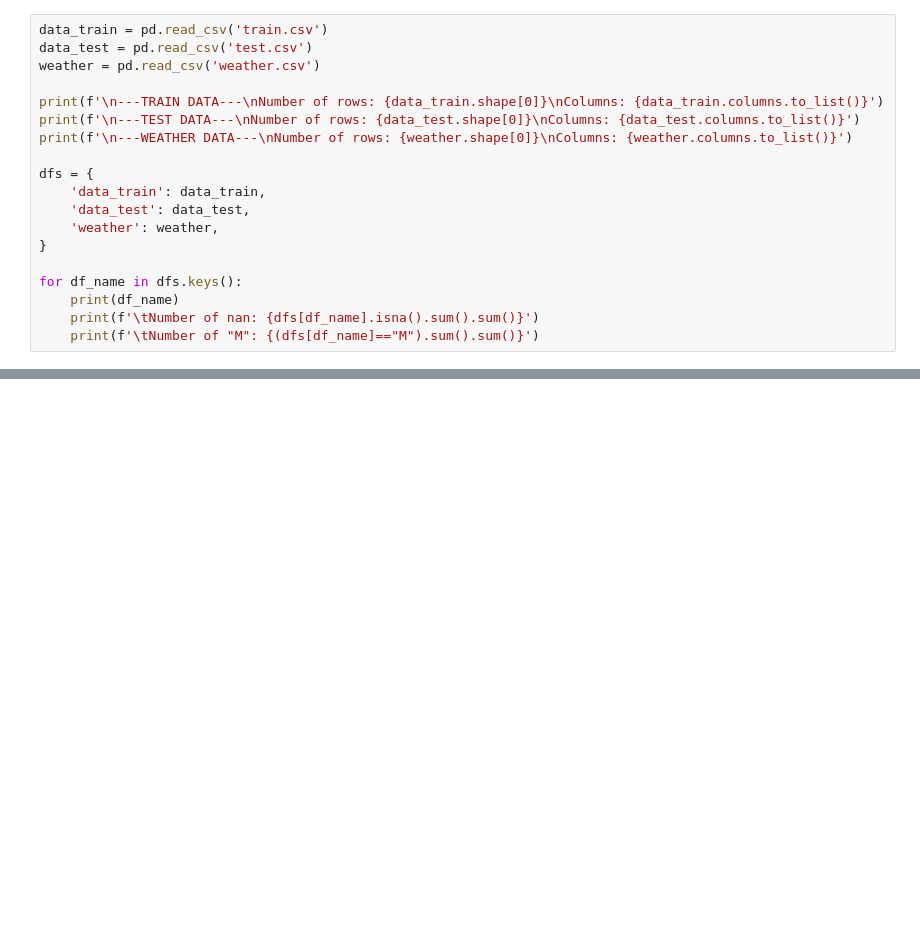
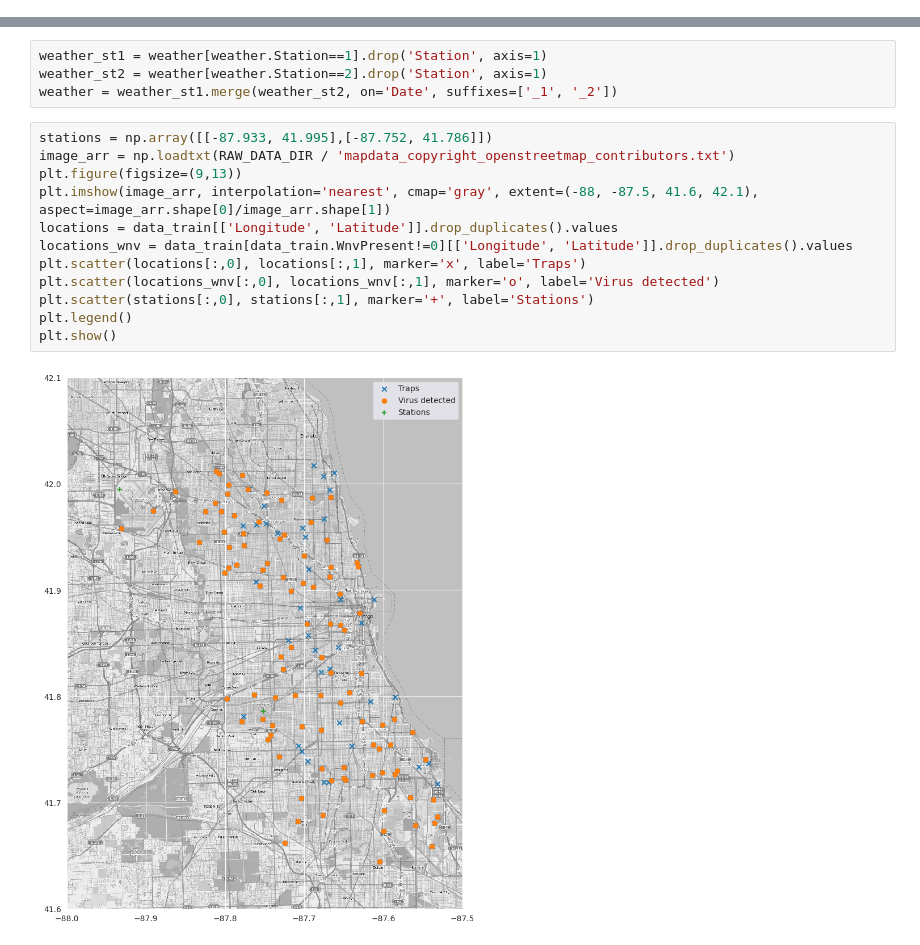
Before and after one commit to AgaZgo/west_nile_virus_prediction, a Jupyter notebook: notebooks/clean_weather_data.ipynb, the cells around one changed output, grey strips where cells are left out. Cells and saved outputs as stored; diff of their text form; blank space fills up the shorter version.

Commit message:
clean weather

```diff
--- a/notebooks/clean_weather_data.ipynb
+++ b/notebooks/clean_weather_data.ipynb
@@ -7,20 +13 @@ import matplotlib.pyplot as plt
 sns.set_style('darkgrid')
-# %%
-data_train = pd.read_csv('train.csv')
-data_test = pd.read_csv('test.csv')
-weather = pd.read_csv('weather.csv')
-
-print(f'\n---TRAIN DATA---\nNumber of rows: {data_train.shape[0]}\nColumns: {data_train.columns.to_list()}')
-print(f'\n---TEST DATA---\nNumber of rows: {data_test.shape[0]}\nColumns: {data_test.columns.to_list()}')
-print(f'\n---WEATHER DATA---\nNumber of rows: {weather.shape[0]}\nColumns: {weather.columns.to_list()}')
-
-dfs = {
-    'data_train': data_train,
-    'data_test': data_test,
-    'weather': weather,
-}
-
-for df_name in dfs.keys():
-    print(df_name)
-    print(f'\tNumber of nan: {dfs[df_name].isna().sum().sum()}')
-    print(f'\tNumber of "M": {(dfs[df_name]=="M").sum().sum()}')
@@ -28,0 +122,18 @@ FileNotFoundError: [Errno 2] No such file or directory: 'train.csv'
+# %%
+weather_st1 = weather[weather.Station==1].drop('Station', axis=1)
+weather_st2 = weather[weather.Station==2].drop('Station', axis=1)
+weather = weather_st1.merge(weather_st2, on='Date', suffixes=['_1', '_2'])
+# %%
+stations = np.array([[-87.933, 41.995],[-87.752, 41.786]])
+image_arr = np.loadtxt(RAW_DATA_DIR / 'mapdata_copyright_openstreetmap_contributors.txt')
+plt.figure(figsize=(9,13))
+plt.imshow(image_arr, interpolation='nearest', cmap='gray', extent=(-88, -87.5, 41.6, 42.1), aspect=image_arr.shape[0]/image_arr.shape[1])
+locations = data_train[['Longitude', 'Latitude']].drop_duplicates().values
+locations_wnv = data_train[data_train.WnvPresent!=0][['Longitude', 'Latitude']].drop_duplicates().values
+plt.scatter(locations[:,0], locations[:,1], marker='x', label='Traps')
+plt.scatter(locations_wnv[:,0], locations_wnv[:,1], marker='o', label='Virus detected')
+plt.scatter(stations[:,0], stations[:,1], marker='+', label='Stations')
+plt.legend()
+plt.show()
+# %% [output]
+[figure, added]
```
Also changed, not shown: parts of 12 cells of this notebook, 8 other files.
